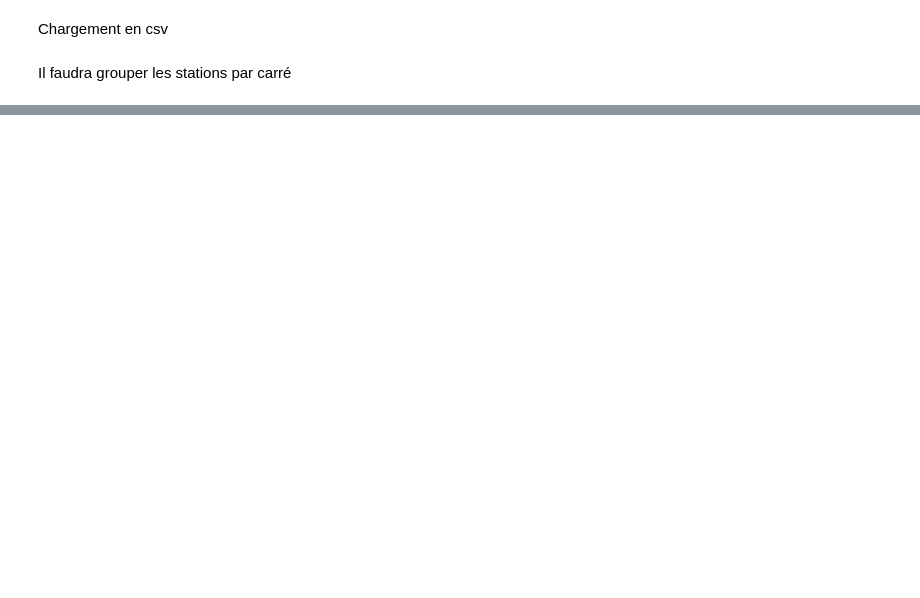
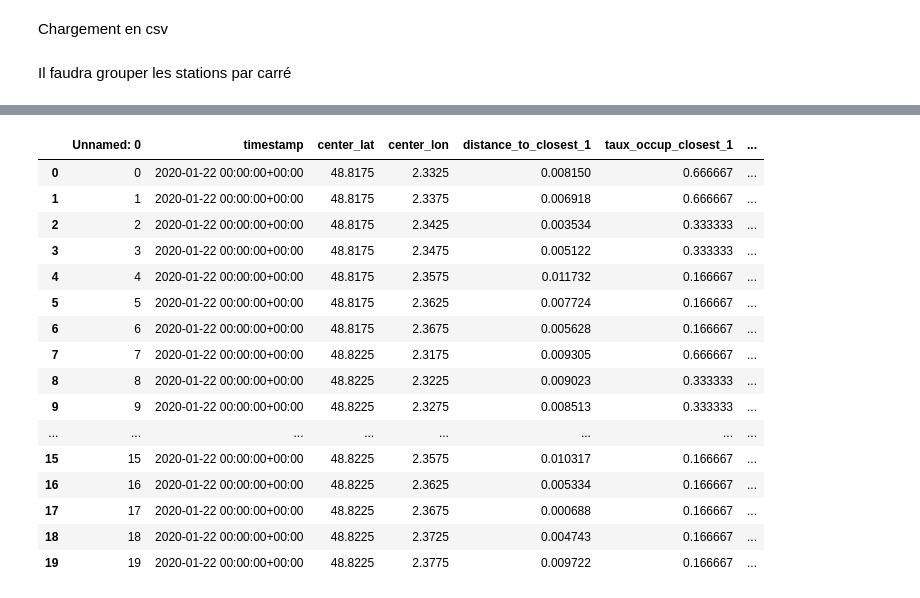
Before and after one commit to dantruski/Projet-Python-DS-Belib, a Jupyter notebook: main.ipynb, the cells around one changed output, grey strips where cells are left out. Cells and saved outputs as stored; diff of their text form; code cells hidden in the pictures; blank space fills up the shorter version.

```diff
--- a/main.ipynb
+++ b/main.ipynb
@@ -408,0 +382,21 @@ plt.show()
+# %%
+df_neighbors=pd.read_csv('test3.csv')
+df_neighbors.head(20)
+# %% [output]
+|  | Unnamed: 0 | timestamp | center_lat | center_lon | distance_to_closest_1 | taux_occup_closest_1 | ... |
+| 0 | 0 | 2020-01-22 00:00:00+00:00 | 48.8175 | 2.3325 | 0.008150 | 0.666667 | ... |
+| 1 | 1 | 2020-01-22 00:00:00+00:00 | 48.8175 | 2.3375 | 0.006918 | 0.666667 | ... |
+| 2 | 2 | 2020-01-22 00:00:00+00:00 | 48.8175 | 2.3425 | 0.003534 | 0.333333 | ... |
+| 3 | 3 | 2020-01-22 00:00:00+00:00 | 48.8175 | 2.3475 | 0.005122 | 0.333333 | ... |
+| 4 | 4 | 2020-01-22 00:00:00+00:00 | 48.8175 | 2.3575 | 0.011732 | 0.166667 | ... |
+| 5 | 5 | 2020-01-22 00:00:00+00:00 | 48.8175 | 2.3625 | 0.007724 | 0.166667 | ... |
+| 6 | 6 | 2020-01-22 00:00:00+00:00 | 48.8175 | 2.3675 | 0.005628 | 0.166667 | ... |
+| 7 | 7 | 2020-01-22 00:00:00+00:00 | 48.8225 | 2.3175 | 0.009305 | 0.666667 | ... |
+| 8 | 8 | 2020-01-22 00:00:00+00:00 | 48.8225 | 2.3225 | 0.009023 | 0.333333 | ... |
+| 9 | 9 | 2020-01-22 00:00:00+00:00 | 48.8225 | 2.3275 | 0.008513 | 0.333333 | ... |
+| ... | ... | ... | ... | ... | ... | ... | ... |
+| 15 | 15 | 2020-01-22 00:00:00+00:00 | 48.8225 | 2.3575 | 0.010317 | 0.166667 | ... |
+| 16 | 16 | 2020-01-22 00:00:00+00:00 | 48.8225 | 2.3625 | 0.005334 | 0.166667 | ... |
+| 17 | 17 | 2020-01-22 00:00:00+00:00 | 48.8225 | 2.3675 | 0.000688 | 0.166667 | ... |
+| 18 | 18 | 2020-01-22 00:00:00+00:00 | 48.8225 | 2.3725 | 0.004743 | 0.166667 | ... |
+| 19 | 19 | 2020-01-22 00:00:00+00:00 | 48.8225 | 2.3775 | 0.009722 | 0.166667 | ... |
```
Also changed, not shown: parts of 6 cells of this notebook, 2 other files.
